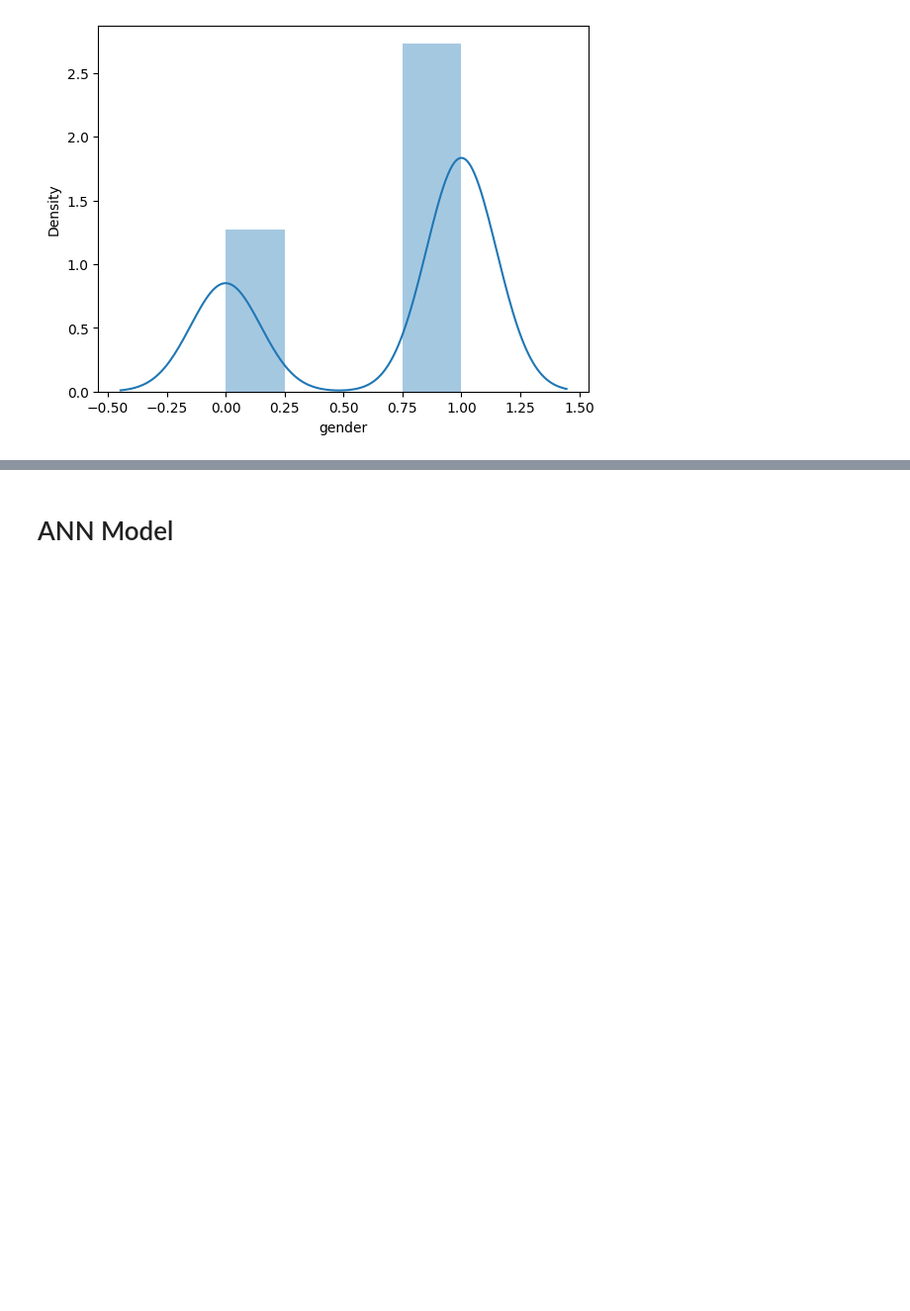
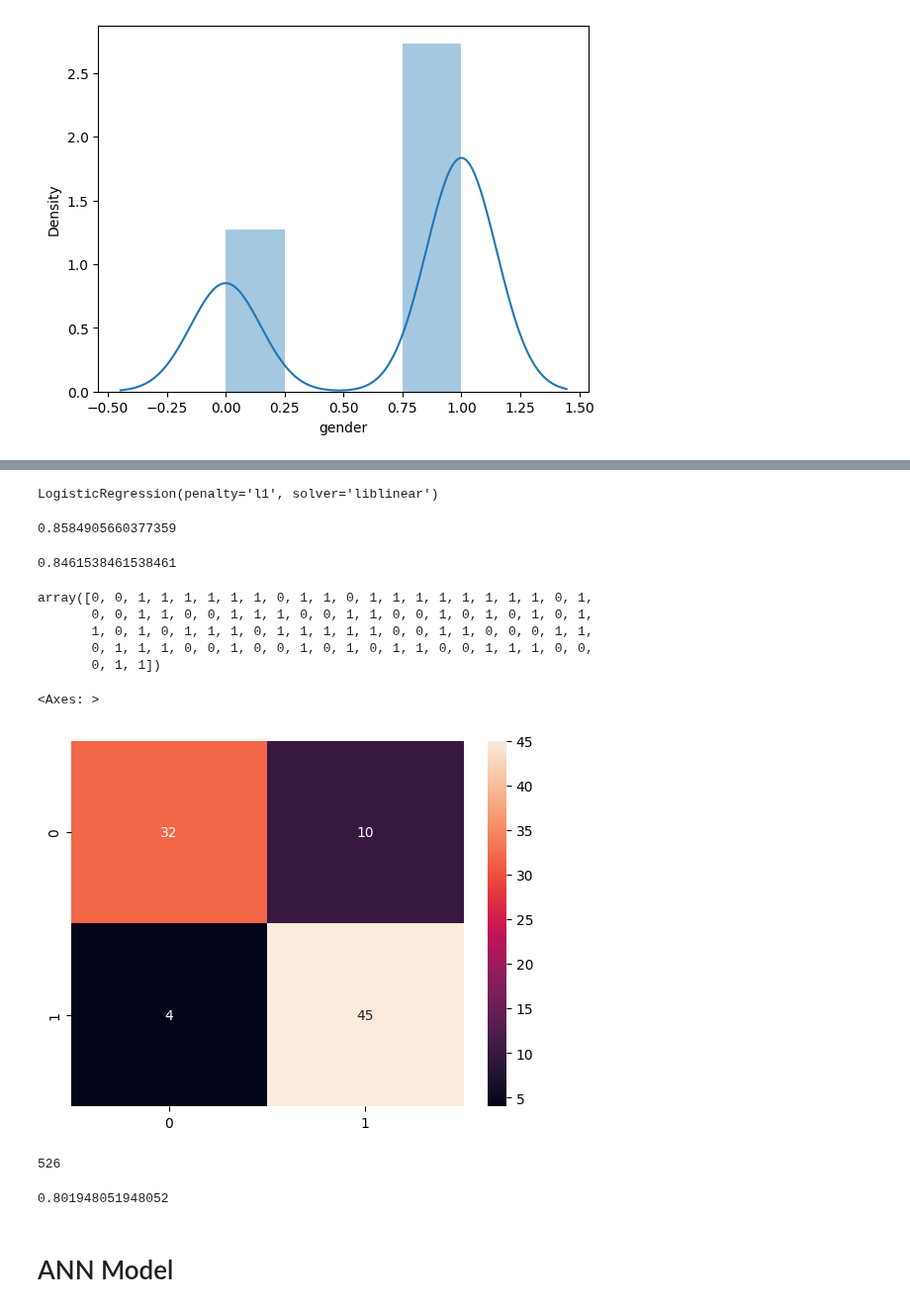
Before and after one commit to SHERIF-SAMY/SHERIF-SAMY, a Jupyter notebook: heart-disease.ipynb, the cells around one changed output, grey strips where cells are left out. Shown at 99% size. Drawn from its saved outputs; the diff is of its cells as text; code cells hidden in the pictures; blank space fills up the shorter version.

```diff
--- a/heart-disease.ipynb
+++ b/heart-disease.ipynb
@@ -271,0 +284,34 @@ https://gist.github.com/mwaskom/de44147ed2974457ad6372750bbe5751
+# %%
+x = df.drop(columns=['target'])
+y = df['target']
+
+x_train , x_test , y_train ,y_test = train_test_split(x,y ,test_size=0.3)
+# %%
+LRM = LogisticRegression(penalty='l1',max_iter=100,solver='liblinear')
+LRM
+# %% [output]
+LogisticRegression(penalty='l1', solver='liblinear')
+# %%
+LRM.fit(x_train,y_train)
+LRM.score(x_train,y_train)
+# %% [output]
+0.8584905660377359
+# %%
+LRM.score(x_test,y_test)
+# %% [output]
+0.8461538461538461
+# %%
+y_pred = LRM.predict(x_test)
+y_pred
+# %% [output]
+array([0, 0, 1, 1, 1, 1, 1, 1, 0, 1, 1, 0, 1, 1, 1, 1, 1, 1, 1, 1, 0, 1,
+       0, 0, 1, 1, 0, 0, 1, 1, 1, 0, 0, 1, 1, 0, 0, 1, 0, 1, 0, 1, 0, 1,
+       1, 0, 1, 0, 1, 1, 1, 0, 1, 1, 1, 1, 1, 0, 0, 1, 1, 0, 0, 0, 1, 1,
+       0, 1, 1, 1, 0, 0, 1, 0, 0, 1, 0, 1, 0, 1, 1, 0, 0, 1, 1, 1, 0, 0,
+       0, 1, 1])
+# %%
+CM = confusion_matrix(y_test,y_pred)
+sns.heatmap(CM,annot=True)
+# %% [output]
+<Axes: >
+[figure, added]
@@ -272,3 +327,11 @@ https://gist.github.com/mwaskom/de44147ed2974457ad6372750bbe5751
+# %%
+np.argmax(score)
+# %% [output]
+526
+# %%
+score[np.argmax(score)]
+# %% [output]
+0.801948051948052
 # %% [markdown]
 # ANN Model
 # %%
```
Also changed, not shown: parts of 11 cells of this notebook.
